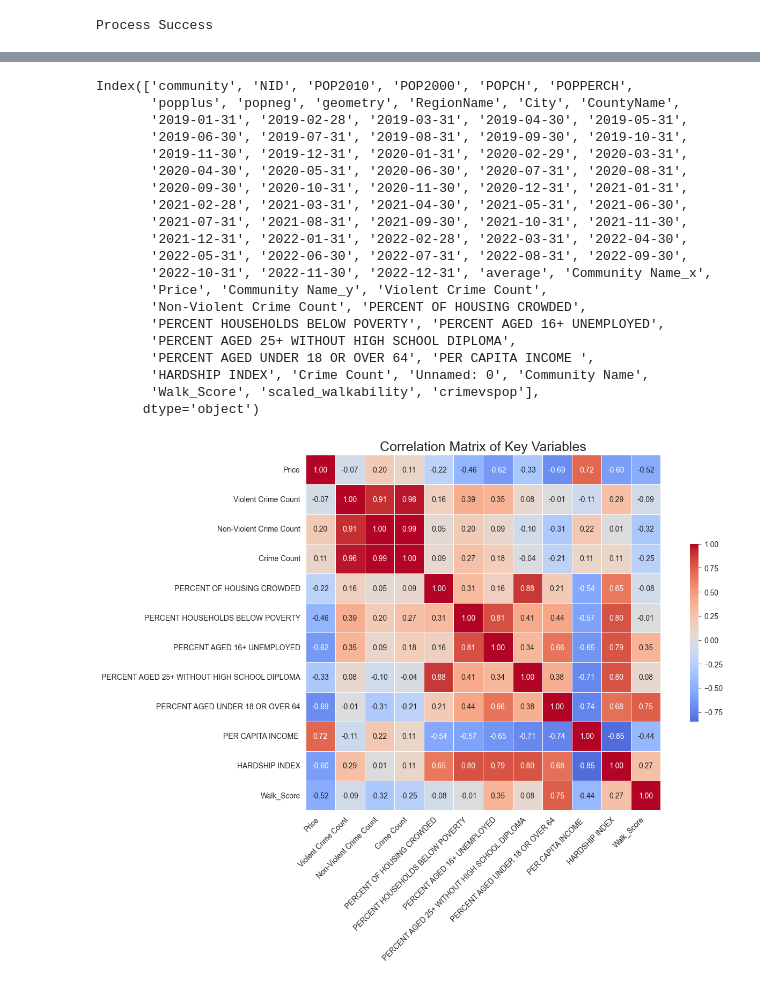
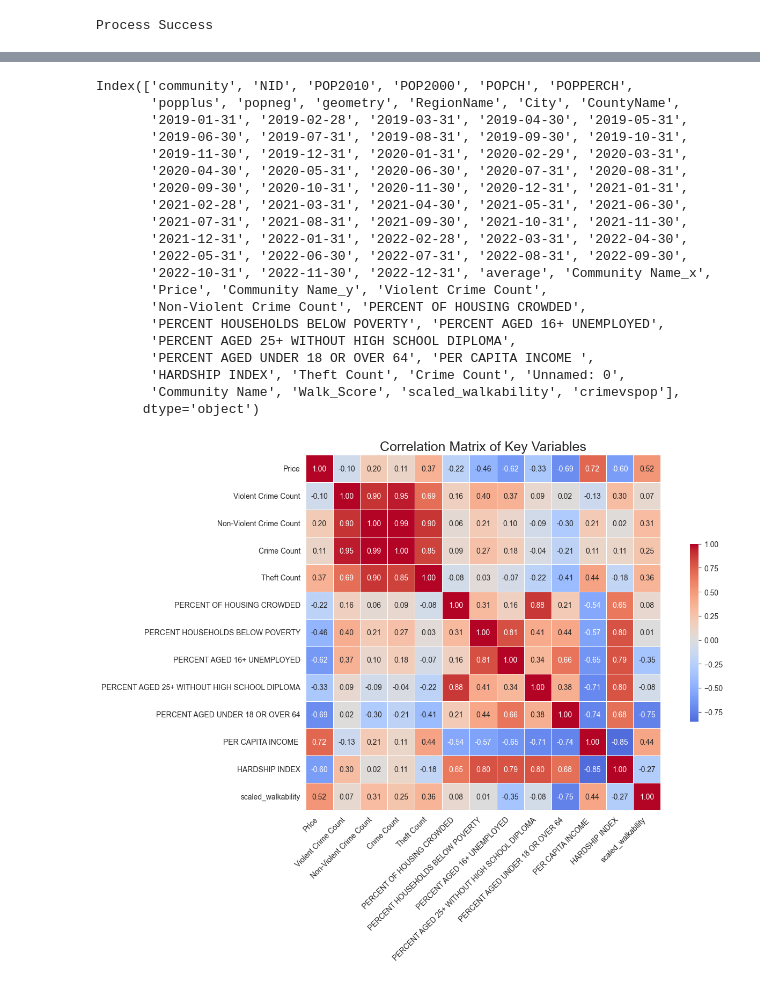
Before and after one commit to kfukutom/urban-informatics, a Jupyter notebook: src/eda_cont.ipynb, the cells around one changed output, grey strips where cells are left out. Drawn from its saved outputs; the diff is of its cells as text; code cells hidden in the pictures.

```diff
--- a/src/eda_cont.ipynb
+++ b/src/eda_cont.ipynb
@@ -93,7 +93,7 @@ Name: Community Name, Length: 922195, dtype: object
 # %%
 %%time
 """Quantify the Sum of Violent Crimes"""
-violent_crimes = ['HOMICIDE', 'ROBBERY', 'ASSAULT', 'BATTERY', 'SEXUAL ASSAULT', 'ARSON']
+violent_crimes = ['HOMICIDE', 'ASSAULT', 'BATTERY', 'SEXUAL ASSAULT', 'ARSON']
 
 violent_data = df[df['Primary Type'].isin(violent_crimes)]
 non_violent_data = df[~df['Primary Type'].isin(violent_crimes)]
@@ -111,0 +112,11 @@ Wall time: 1.26 s
+# %%
+"""Quantify the Sum of Violent Crimes"""
+theft = ['ROBBERY', "THEFT"]
+
+theft = df[df['Primary Type'].isin(theft)]
+
+theft_counts = theft.groupby('Community Name').size().reset_index(name='Theft Count')
+
+df = pd.merge(df, theft_counts, on='Community Name', how='left')
+
+df['Theft Count'] = df['Theft Count'].fillna(0)
@@ -238,7 +265,7 @@ Index(['ID', 'Case Number', 'Date', 'Block', 'IUCR', 'Primary Type',
        'HARDSHIP INDEX'],
       dtype='object')
 # %%
-df = df[['Community Name', 'Violent Crime Count', "Non-Violent Crime Count", 'PERCENT OF HOUSING CROWDED',
+df = df[['Community Name', 'Violent Crime Count', "Non-Violent Crime Count", "Theft Count", 'PERCENT OF HOUSING CROWDED',
          'PERCENT HOUSEHOLDS BELOW POVERTY', 'PERCENT AGED 16+ UNEMPLOYED',
          'PERCENT AGED 25+ WITHOUT HIGH SCHOOL DIPLOMA', 'PERCENT AGED UNDER 18 OR OVER 64',
          'PER CAPITA INCOME ', 'HARDSHIP INDEX']]
@@ -257,6 +284,8 @@ Process Success
 chicago = pd.merge(chicago, df_processed, right_on="Community Name", left_on ="community", how = "left")
 walkscore = pd.read_csv("./data/poi_data_processed.csv")
 chicago = pd.merge(chicago, walkscore, right_on="Community Name", left_on ="community", how = "left")
+# %%
+chicago["scaled_walkability"] = chicago["scaled_walkability"].apply(lambda x: 1-x)
 # %%
 chicago.head(1)
 # %% [output]
@@ -373,25 +402,25 @@ Index(['community', 'NID', 'POP2010', 'POP2000', 'POPCH', 'POPPERCH',
        'PERCENT HOUSEHOLDS BELOW POVERTY', 'PERCENT AGED 16+ UNEMPLOYED',
        'PERCENT AGED 25+ WITHOUT HIGH SCHOOL DIPLOMA',
        'PERCENT AGED UNDER 18 OR OVER 64', 'PER CAPITA INCOME ',
-       'HARDSHIP INDEX', 'Crime Count', 'Unnamed: 0', 'Community Name',
-       'Walk_Score', 'scaled_walkability', 'crimevspop'],
+       'HARDSHIP INDEX', 'Theft Count', 'Crime Count', 'Unnamed: 0',
+       'Community Name', 'Walk_Score', 'scaled_walkability', 'crimevspop'],
       dtype='object')
 # %%
 target = [
-    'Price', 'Violent Crime Count', "Non-Violent Crime Count", 'Crime Count','PERCENT OF HOUSING CROWDED',
+    'Price', 'Violent Crime Count', "Non-Violent Crime Count", 'Crime Count','Theft Count', 'PERCENT OF HOUSING CROWDED',
     'PERCENT HOUSEHOLDS BELOW POVERTY', 'PERCENT AGED 16+ UNEMPLOYED',
     'PERCENT AGED 25+ WITHOUT HIGH SCHOOL DIPLOMA', 'PERCENT AGED UNDER 18 OR OVER 64',
-    'PER CAPITA INCOME ', 'HARDSHIP INDEX', 'Walk_Score' # Space after 'PER CAPITA INCOME ' corrected
+    'PER CAPITA INCOME ', 'HARDSHIP INDEX', 'scaled_walkability' # Space after 'PER CAPITA INCOME ' corrected
 ]
 
 target_corr = chicago[target].corr()
 plt.figure(figsize=(14, 10))
 sb.heatmap(target_corr, annot=True, fmt=".2f", cmap='coolwarm', center=0,
             square=True, linewidths=.5, cbar_kws={"shrink": .5})
 
 plt.xticks(rotation=45, ha='right')
 plt.title('Correlation Matrix of Key Variables', size=18)
 plt.tight_layout()
 plt.show()
 # %% [output]
-[figure, old version]
+[figure, new version]
```
Also changed, not shown: parts of 10 cells of this notebook.
